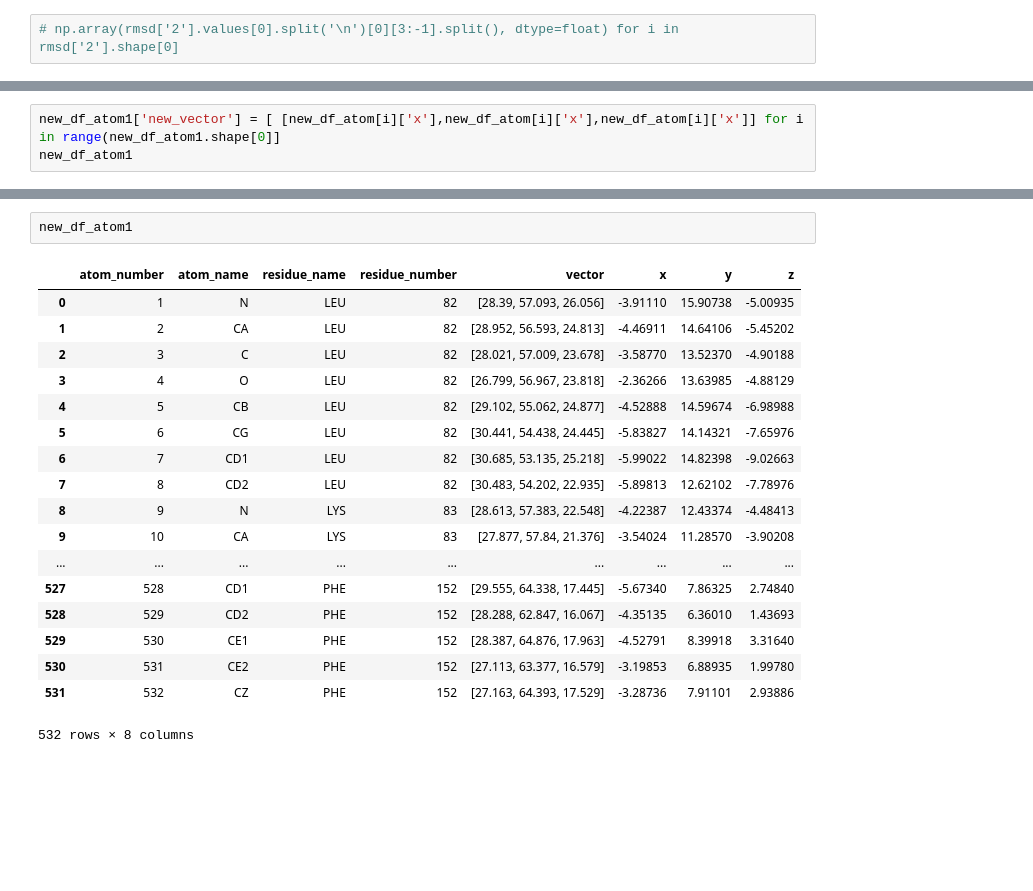
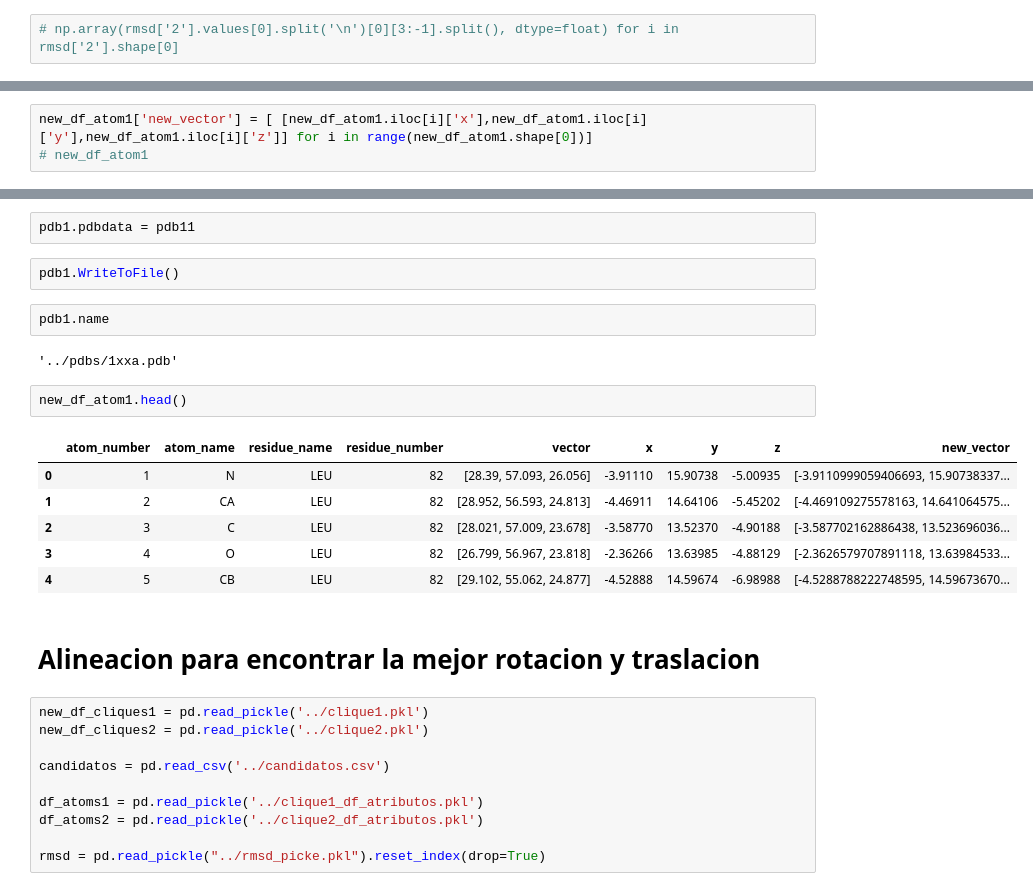
Before and after one commit to marciniega/pdbmani, a Jupyter notebook: Serch/Expermientos/Analisis_para_alineacion.ipynb, the cells around one changed output, grey strips where cells are left out. Drawn from its saved outputs; the diff is of its cells as text; blank space fills up the shorter version.

Commit message:
Se encuentra el mejor alineamiento, con el RMSD y aplicando el SO, sin embargo, el numero de residuos tiene que ser el mismo entre proteinas

```diff
--- a/Serch/Expermientos/Analisis_para_alineacion.ipynb
+++ b/Serch/Expermientos/Analisis_para_alineacion.ipynb
@@ -184,3 +161,3 @@ df_atoms2[['atom_name','x','y','z']].to_csv('1tig.xyz',sep=' ',header=False,inde
 # %%
-new_df_atom1['new_vector'] = [ [new_df_atom[i]['x'],new_df_atom[i]['x'],new_df_atom[i]['x']] for i in range(new_df_atom1.shape[0]]
-new_df_atom1
+new_df_atom1['new_vector'] = [ [new_df_atom1.iloc[i]['x'],new_df_atom1.iloc[i]['y'],new_df_atom1.iloc[i]['z']] for i in range(new_df_atom1.shape[0])]
+# new_df_atom1
@@ -189,21 +210,29 @@ TypeError: 'int' object is not iterable
+# %%
+pdb1.pdbdata = pdb11
+# %%
+pdb1.WriteToFile()
+# %%
+pdb1.name
+# %% [output]
+'../pdbs/1xxa.pdb'
 # %%
-new_df_atom1
+new_df_atom1.head()
 # %% [output]
-|  | atom_number | atom_name | residue_name | residue_number | vector | x | y | z |
-| 0 | 1 | N | LEU | 82 | [28.39, 57.093, 26.056] | -3.91110 | 15.90738 | -5.00935 |
-| 1 | 2 | CA | LEU | 82 | [28.952, 56.593, 24.813] | -4.46911 | 14.64106 | -5.45202 |
-| 2 | 3 | C | LEU | 82 | [28.021, 57.009, 23.678] | -3.58770 | 13.52370 | -4.90188 |
-| 3 | 4 | O | LEU | 82 | [26.799, 56.967, 23.818] | -2.36266 | 13.63985 | -4.88129 |
-| 4 | 5 | CB | LEU | 82 | [29.102, 55.062, 24.877] | -4.52888 | 14.59674 | -6.98988 |
-| 5 | 6 | CG | LEU | 82 | [30.441, 54.438, 24.445] | -5.83827 | 14.14321 | -7.65976 |
-| 6 | 7 | CD1 | LEU | 82 | [30.685, 53.135, 25.218] | -5.99022 | 14.82398 | -9.02663 |
-| 7 | 8 | CD2 | LEU | 82 | [30.483, 54.202, 22.935] | -5.89813 | 12.62102 | -7.78976 |
-| 8 | 9 | N | LYS | 83 | [28.613, 57.383, 22.548] | -4.22387 | 12.43374 | -4.48413 |
-| 9 | 10 | CA | LYS | 83 | [27.877, 57.84, 21.376] | -3.54024 | 11.28570 | -3.90208 |
-| ... | ... | ... | ... | ... | ... | ... | ... | ... |
-| 527 | 528 | CD1 | PHE | 152 | [29.555, 64.338, 17.445] | -5.67340 | 7.86325 | 2.74840 |
-| 528 | 529 | CD2 | PHE | 152 | [28.288, 62.847, 16.067] | -4.35135 | 6.36010 | 1.43693 |
-| 529 | 530 | CE1 | PHE | 152 | [28.387, 64.876, 17.963] | -4.52791 | 8.39918 | 3.31640 |
-| 530 | 531 | CE2 | PHE | 152 | [27.113, 63.377, 16.579] | -3.19853 | 6.88935 | 1.99780 |
-| 531 | 532 | CZ | PHE | 152 | [27.163, 64.393, 17.529] | -3.28736 | 7.91101 | 2.93886 |
+|  | atom_number | atom_name | residue_name | residue_number | vector | x | y | z | new_vector |
+| 0 | 1 | N | LEU | 82 | [28.39, 57.093, 26.056] | -3.91110 | 15.90738 | -5.00935 | [-3.9110999059406693, 15.90738337... |
+| 1 | 2 | CA | LEU | 82 | [28.952, 56.593, 24.813] | -4.46911 | 14.64106 | -5.45202 | [-4.469109275578163, 14.641064575... |
+| 2 | 3 | C | LEU | 82 | [28.021, 57.009, 23.678] | -3.58770 | 13.52370 | -4.90188 | [-3.587702162886438, 13.523696036... |
+| 3 | 4 | O | LEU | 82 | [26.799, 56.967, 23.818] | -2.36266 | 13.63985 | -4.88129 | [-2.3626579707891118, 13.63984533... |
+| 4 | 5 | CB | LEU | 82 | [29.102, 55.062, 24.877] | -4.52888 | 14.59674 | -6.98988 | [-4.5288788222748595, 14.59673670... |
-532 rows × 8 columns
+# %% [markdown]
+# Alineacion para encontrar la mejor rotacion y traslacion
+# %%
+new_df_cliques1 = pd.read_pickle('../clique1.pkl')
+new_df_cliques2 = pd.read_pickle('../clique2.pkl')
+
+candidatos = pd.read_csv('../candidatos.csv')
+
+df_atoms1 = pd.read_pickle('../clique1_df_atributos.pkl')
+df_atoms2 = pd.read_pickle('../clique2_df_atributos.pkl')
+
+rmsd = pd.read_pickle("../rmsd_picke.pkl").reset_index(drop=True)
```
Also changed, not shown: parts of 35 cells of this notebook, 12 other files.
